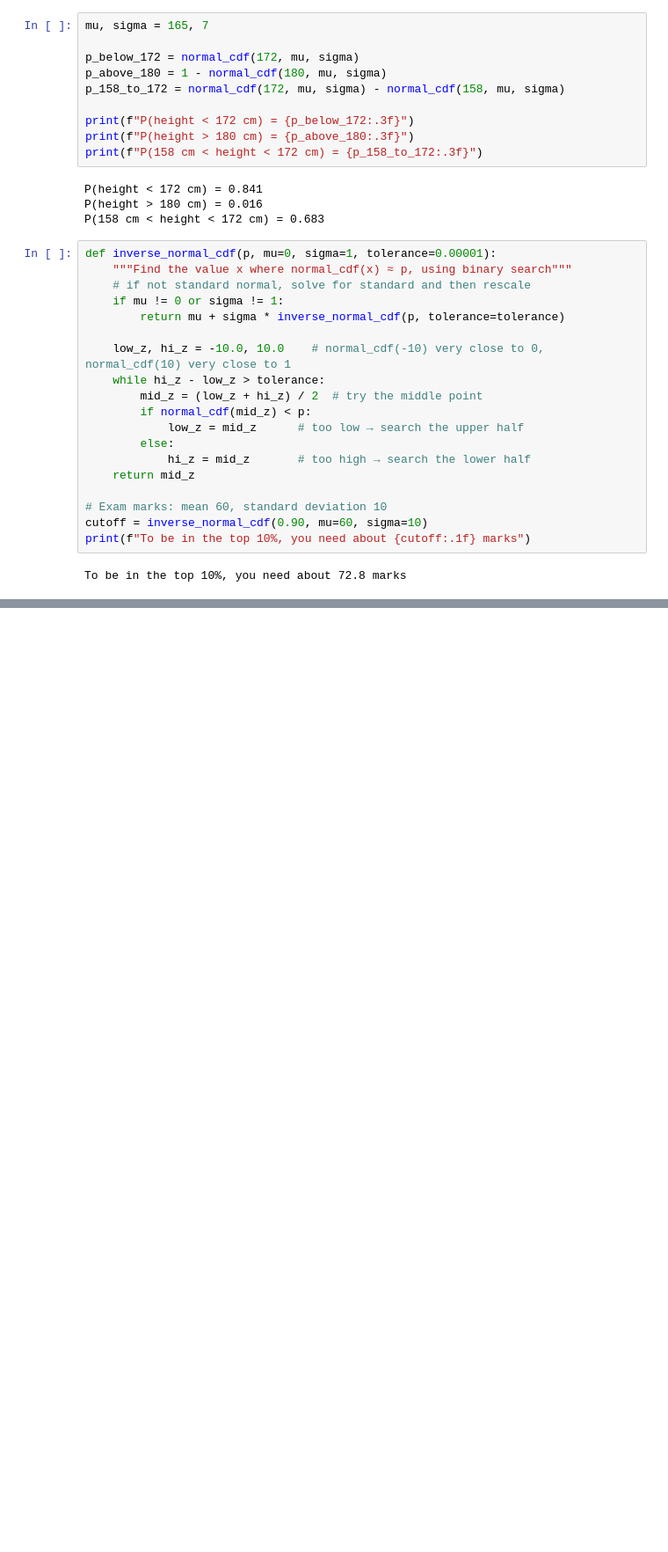
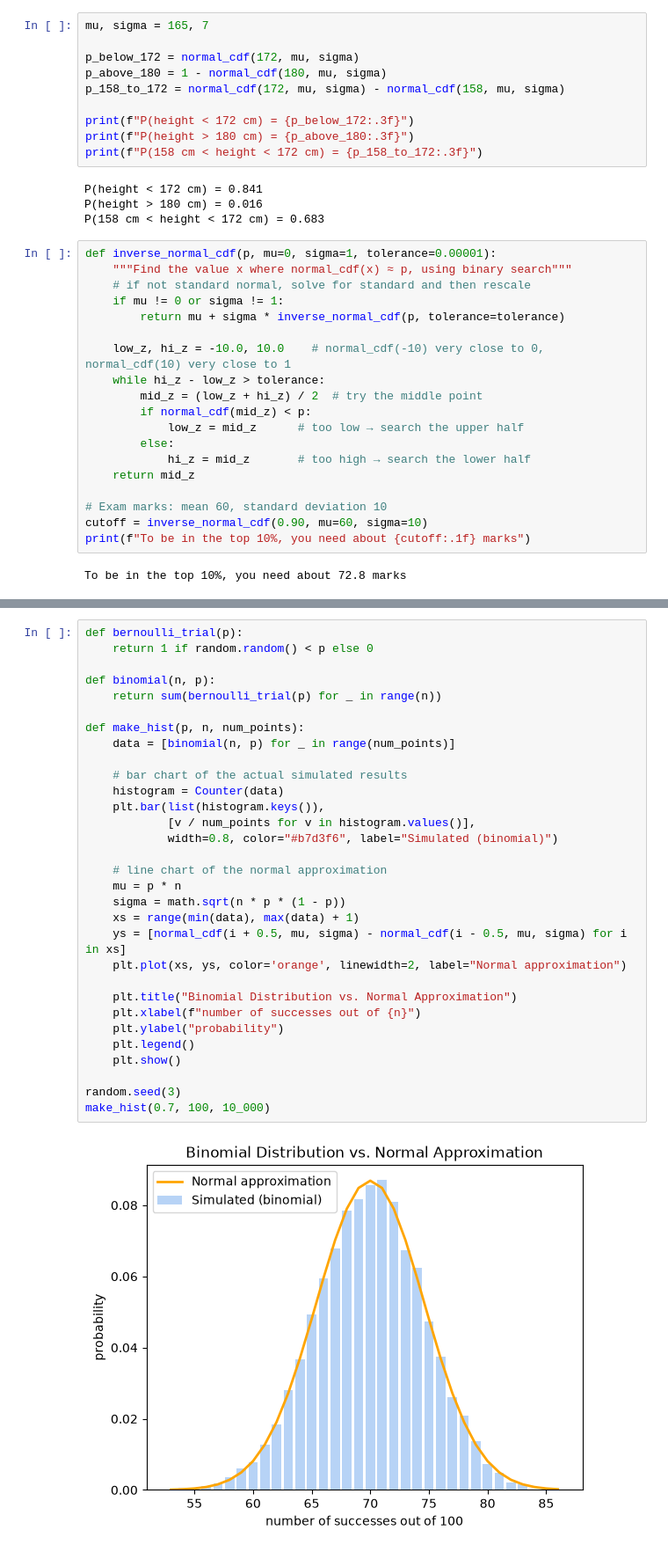
Before and after one commit to mat6099/ML_Debasis_Das, a Jupyter notebook: Probability.ipynb, the cells around one changed output, grey strips where cells are left out. Shown at 88% size. Saved outputs shown, nothing was run; the diff lists cells and outputs as text; blank space fills up the shorter version.

```diff
--- a/Probability.ipynb
+++ b/Probability.ipynb
@@ -330,0 +372,33 @@ To be in the top 10%, you need about 72.8 marks
+# %%
+def bernoulli_trial(p):
+    return 1 if random.random() < p else 0
+
+def binomial(n, p):
+    return sum(bernoulli_trial(p) for _ in range(n))
+
+def make_hist(p, n, num_points):
+    data = [binomial(n, p) for _ in range(num_points)]
+
+    # bar chart of the actual simulated results
+    histogram = Counter(data)
+    plt.bar(list(histogram.keys()),
+            [v / num_points for v in histogram.values()],
+            width=0.8, color="#b7d3f6", label="Simulated (binomial)")
+
+    # line chart of the normal approximation
+    mu = p * n
+    sigma = math.sqrt(n * p * (1 - p))
+    xs = range(min(data), max(data) + 1)
+    ys = [normal_cdf(i + 0.5, mu, sigma) - normal_cdf(i - 0.5, mu, sigma) for i in xs]
+    plt.plot(xs, ys, color='orange', linewidth=2, label="Normal approximation")
+
+    plt.title("Binomial Distribution vs. Normal Approximation")
+    plt.xlabel(f"number of successes out of {n}")
+    plt.ylabel("probability")
+    plt.legend()
+    plt.show()
+
+random.seed(3)
+make_hist(0.7, 100, 10_000)
+# %% [output]
+[figure, added]
```
Also changed, not shown: parts of 3 cells of this notebook.
